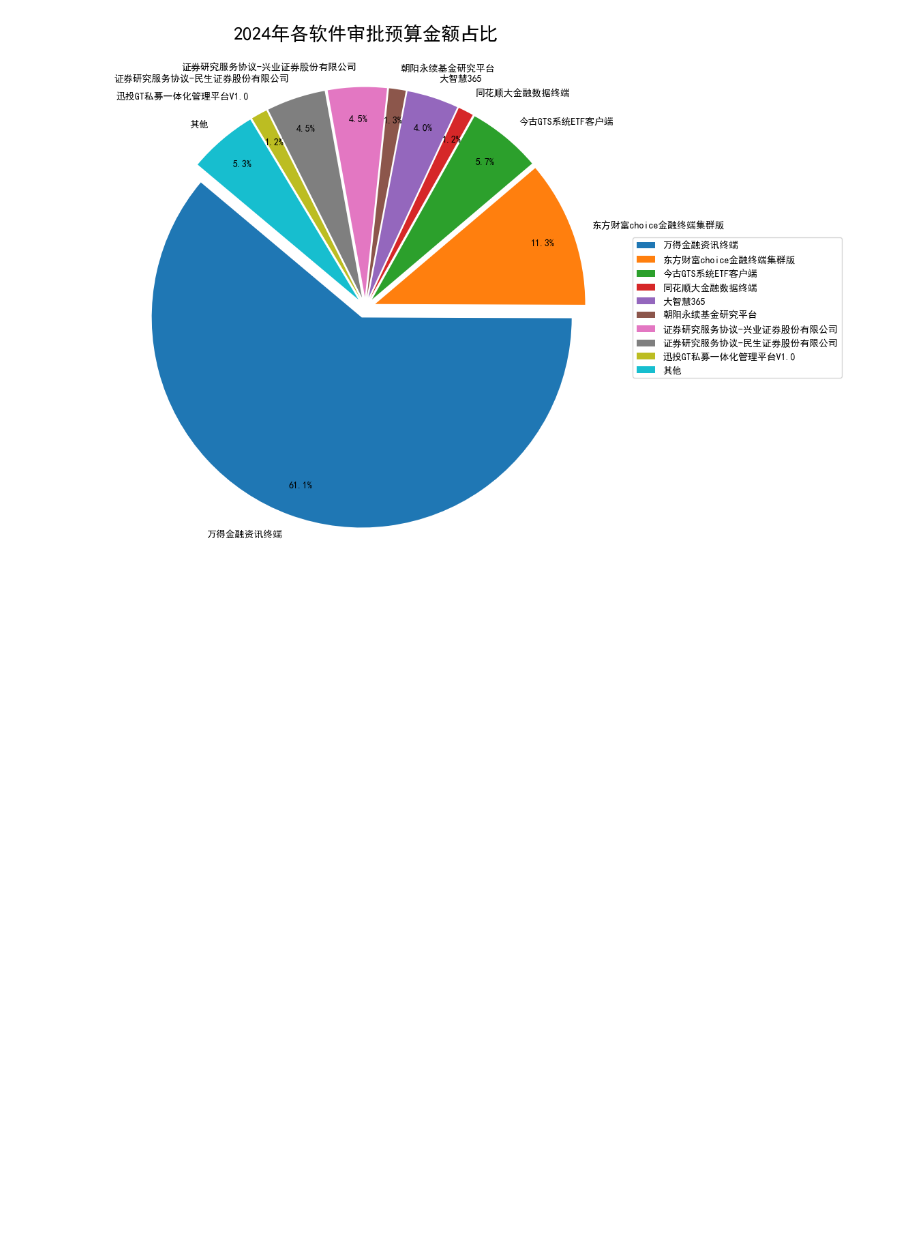
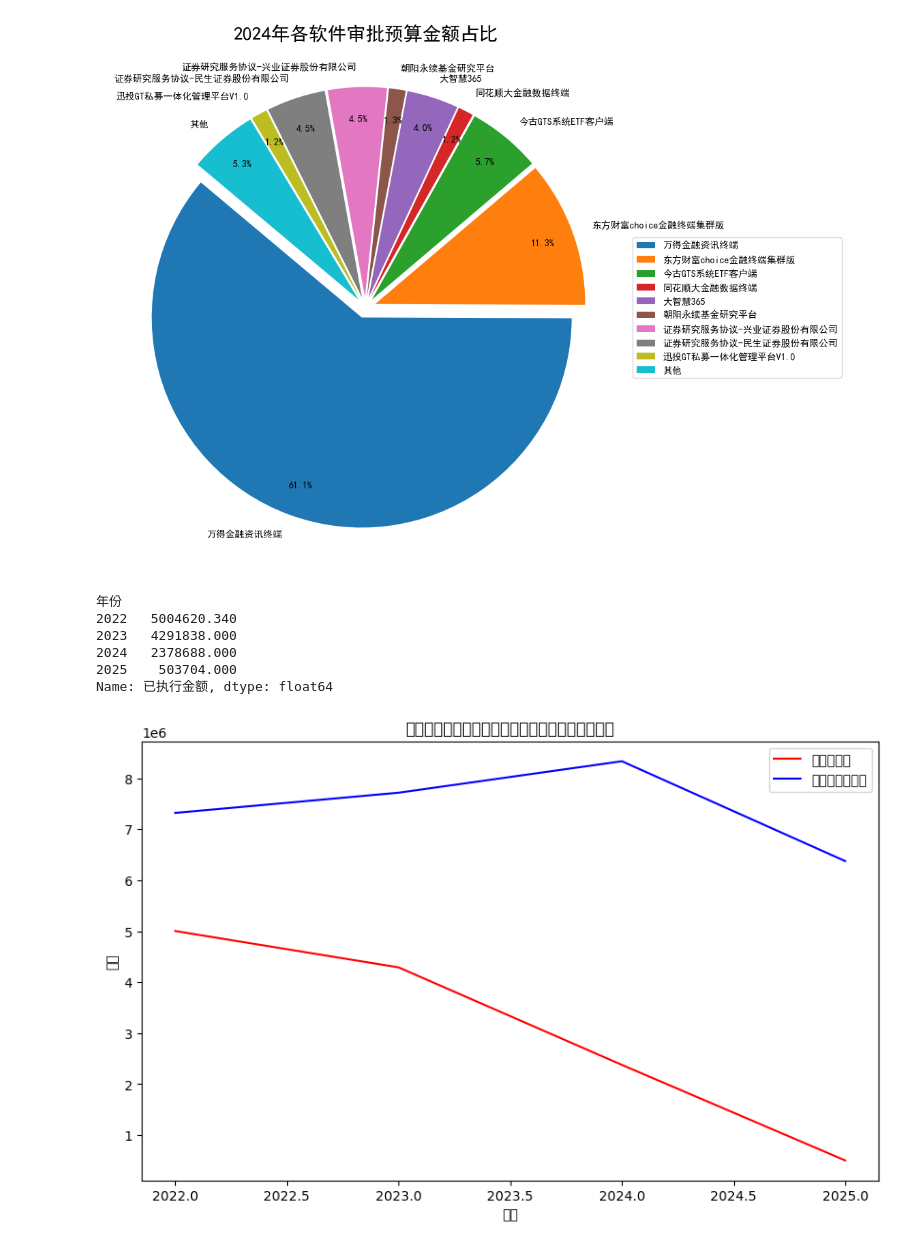
Before and after one commit to Inspritionzzz/jupyter, a Jupyter notebook: 分支机构数据采购数据分析.ipynb, the cells around one changed output. Drawn from its saved outputs; the diff is of its cells as text; code cells hidden in the pictures; blank space fills up the shorter version.

```diff
--- a/分支机构数据采购数据分析.ipynb
+++ b/分支机构数据采购数据分析.ipynb
@@ -312,4 +312,45 @@ plt.show()
 [figure]
 [figure]
 # %%
-# 结论
+import pandas as pd
+
+# 假设数据存储在名为data.csv的文件中，读取数据
+data = pd.read_csv("./datasets/2022-2025软件、资讯类采购预算及执行情况_analysis.csv")
+
+# 将'已执行金额'列转换为数值类型（如果不是数值类型的话）
+data['已执行金额'] = pd.to_numeric(data['已执行金额'], errors='coerce')
+
+# 按照年份累加'已执行金额'
+result = data.groupby('年份')['已执行金额'].sum()
+
+print(result)
+# %% [output]
+年份
+2022   5004620.340
+2023   4291838.000
+2024   2378688.000
+2025    503704.000
+Name: 已执行金额, dtype: float64
+# %%
+import pandas as pd
+import matplotlib.pyplot as plt
+
+# 假设数据存储在名为data.csv的文件中，读取数据
+data = pd.read_csv("./datasets/2022-2025软件、资讯类采购预算及执行情况_analysis.csv")
+
+# 将'已执行金额'和'审批金额不含税'列转换为数值类型（如果不是数值类型的话）
+data['已执行金额'] = pd.to_numeric(data['已执行金额'], errors='coerce')
+data['审批金额不含税'] = pd.to_numeric(data['审批金额不含税'], errors='coerce')
+
+# 按照年份累加'已执行金额'和'审批金额不含税'
+result = data.groupby('年份')[['已执行金额', '审批金额不含税']].sum()
+
+# 绘制折线图
+result.plot(kind='line', figsize=(10, 6), color=['r', 'b'])
+plt.xlabel('年份')
+plt.ylabel('金额')
+plt.title('不同年份已执行金额和审批金额不含税的累加情况')
+plt.legend(['已执行金额', '审批金额不含税'])
+plt.show()
+# %% [output]
+[figure, added]
```
Also changed, not shown: parts of 1 cell of this notebook, 6 other files.
